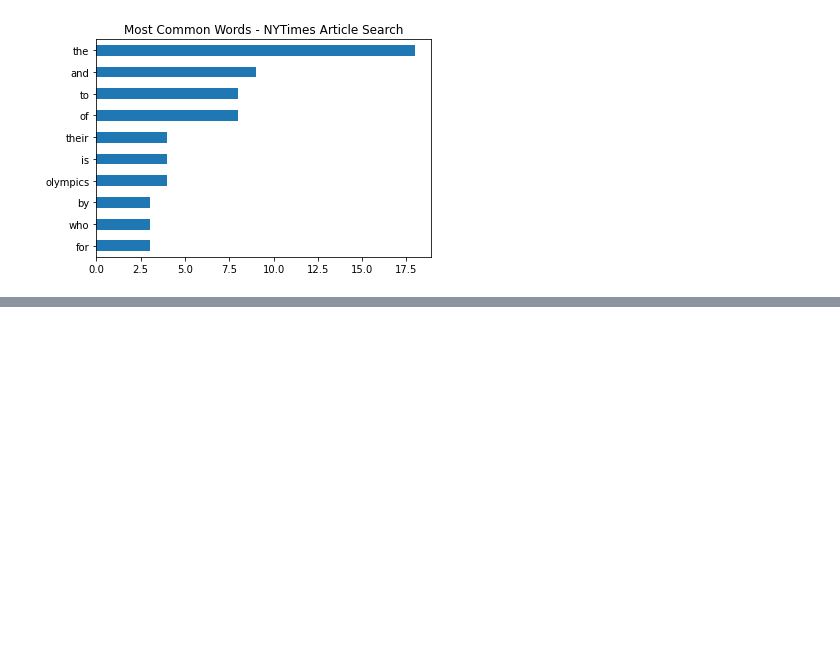
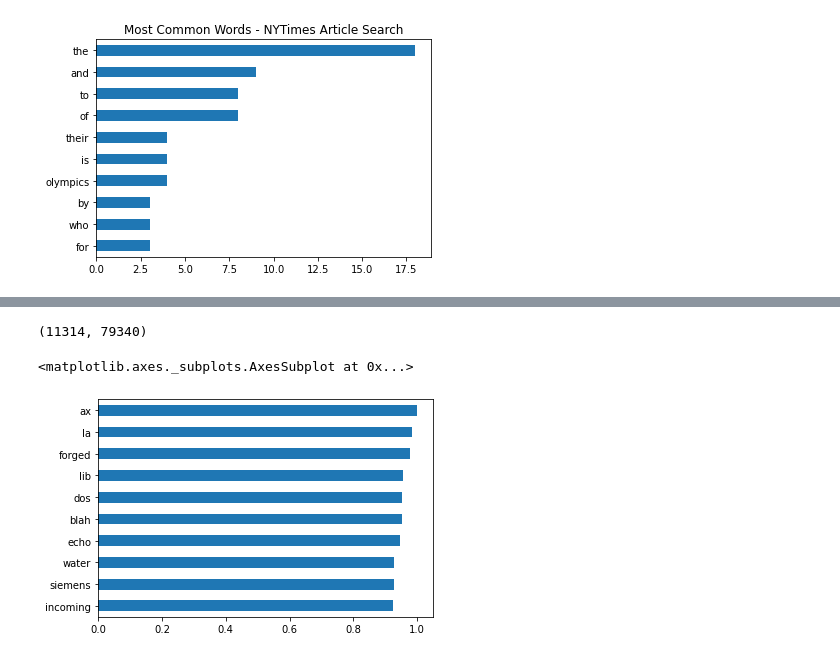
Before and after one commit to luisegarduno/MachineLearning_SummerPlan, a Jupyter notebook: DocumentAnalysis.ipynb, the cells around one changed output, grey strips where cells are left out. Saved outputs shown, nothing was run; the diff lists cells and outputs as text; code cells hidden in the pictures; blank space fills up the shorter version.

```diff
--- a/DocumentAnalysis.ipynb
+++ b/DocumentAnalysis.ipynb
@@ -148,0 +303,16 @@ df.sum().sort_values()[-10:].plot(kind='barh', title = "Most Common Words - NYTi
+# %%
+# read in scrabble dictionary from file
+with open('data/ospd.txt') as f:
+    vocab = f.read().split('\n')
+
+# now lets do the transformation with a custom vocabulary
+tfidf_vect = TfidfVectorizer(vocabulary=vocab)
+news_tfidf = tfidf_vect.fit_transform(bunch.data)
+print(news_tfidf.shape)
+vec=news_tfidf.max(axis=0)
+df = pd.DataFrame(data=vec.toarray(),columns=tfidf_vect.get_feature_names())
+df.max().sort_values()[-10:].plot(kind='barh')
+# %% [output]
+(11314, 79340)
+<matplotlib.axes._subplots.AxesSubplot at 0x...>
+[figure, added]
```
Also changed, not shown: parts of 13 cells of this notebook, 1 other file.
